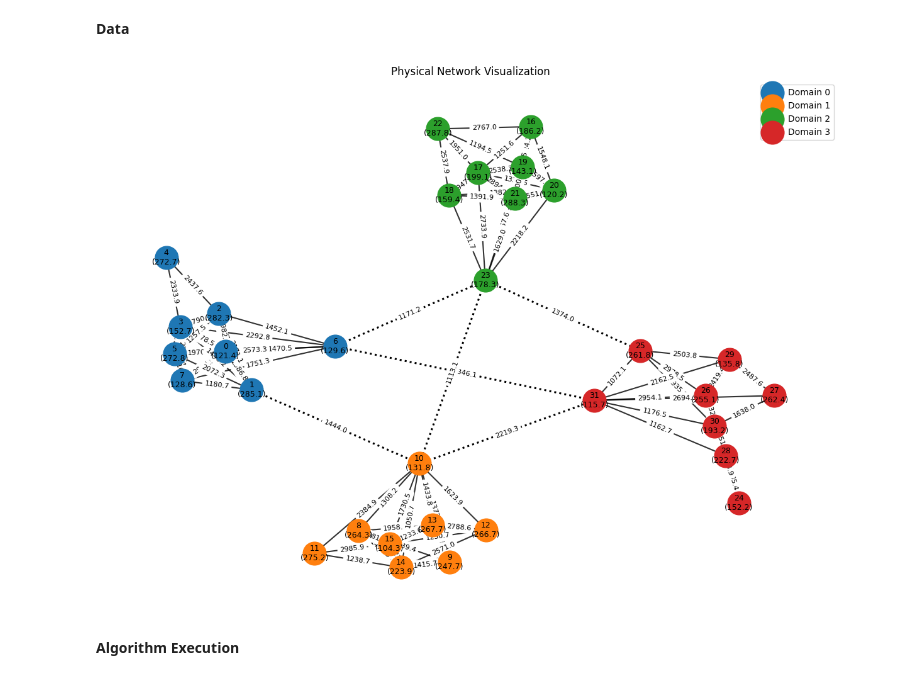
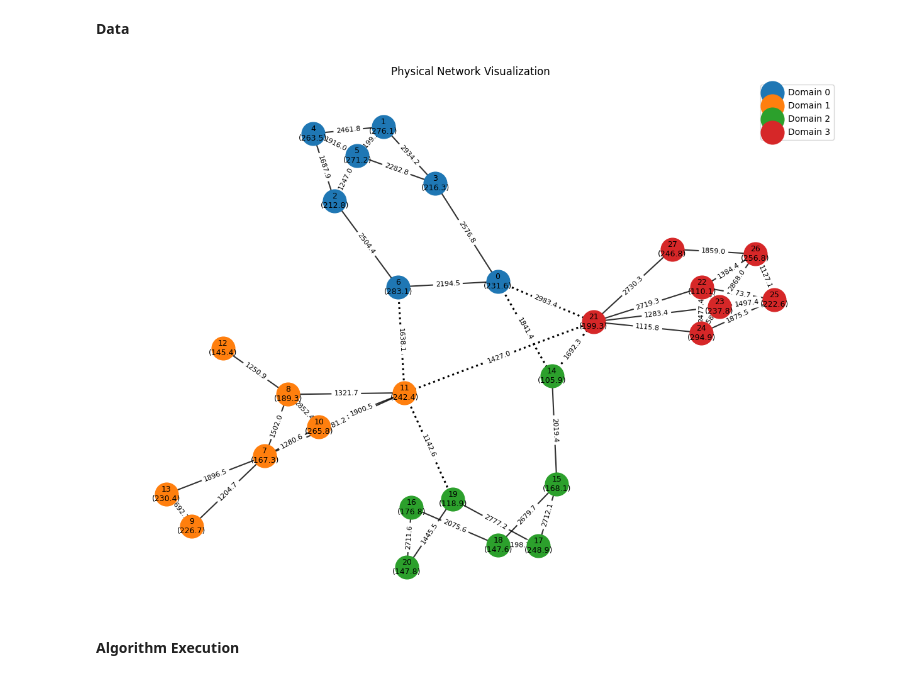
Before and after one commit to Papaya13-03/MP_VNE, a Jupyter notebook: src/MP_VNE.ipynb, the cells around one changed output. Drawn from its saved outputs; the diff is of its cells as text; code cells hidden in the pictures.

```diff
--- a/src/MP_VNE.ipynb
+++ b/src/MP_VNE.ipynb
@@ -201,7 +201,7 @@ class VirtualNode:
         return VirtualNode(
             id=node_id,
             resource=random.uniform(1, 10),
-            candidate_domains=random.sample(range(num_domains), k=num_candidates)
+            candidate_domains=random.sample(range(num_domains), k=random.randint(1, num_domains - 1))
         )
 # %%
 @dataclass
@@ -716,7 +756,7 @@ number_of_nodes = 30
 # link_cost = "U[1, 10]"
 # link_delay = "U[1, 10]"
 number_of_boundary_nodes = 2 #
-link_connection_rate = 0.7
+link_connection_rate = 0.5
 
 # For request
 number_of_request_nodes = 6
@@ -730,15 +770,16 @@ number_of_created_node = 0
 # %%
 # Generate network
 p_network = PhysicalNetwork.generator(
                 num_domains=number_of_physical_network_domain,
-                nodes_per_domain=8,
+                nodes_per_domain=7,
                 boundary_nodes_per_domain=2,
                 connection_rate=link_connection_rate
             )
 
 visualize_physical_network(p_network)
+mpvne = MP_VNE(p_network)
 # %% [output]
-[figure, old version]
+[figure, new version]
 # %% [markdown]
 **Algorithm Execution**
 # %%
```
Also changed, not shown: parts of 4 cells of this notebook, 1 other file.
